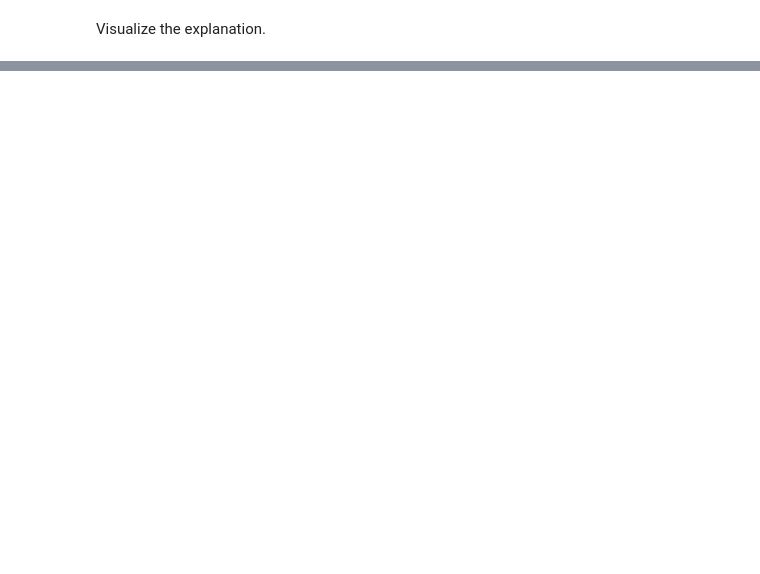
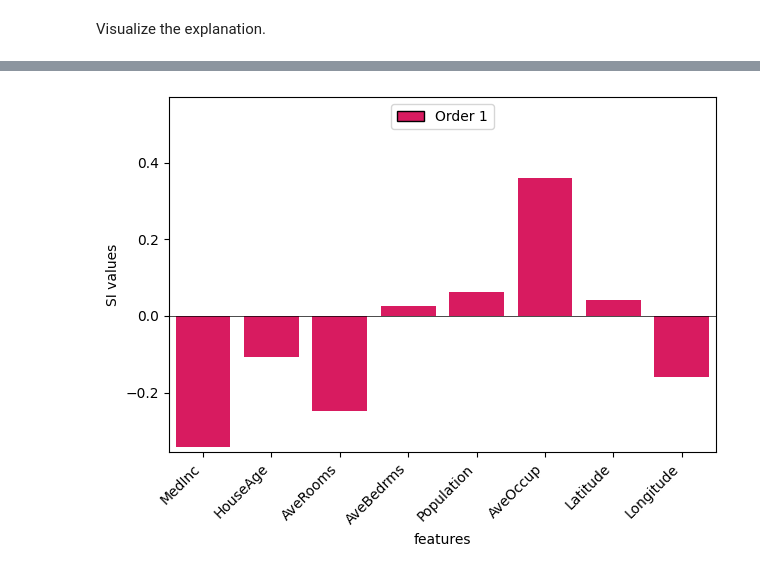
Before and after one commit to s-hutt/sep-aiml-25, a Jupyter notebook: docs/source/examples/conditional_data_imputers.ipynb, the cells around one changed output, grey strips where cells are left out. Drawn from its saved outputs; the diff is of its cells as text; code cells hidden in the pictures; blank space fills up the shorter version.

```diff
--- a/docs/source/examples/conditional_data_imputers.ipynb
+++ b/docs/source/examples/conditional_data_imputers.ipynb
@@ -178,0 +184,30 @@ interaction_values.plot_force(feature_names=X.columns)
+# %%
+class PredictWrapper:
+    def __init__(self, model):
+        self.model = model
+
+    def __call__(self, X):
+        return self.model.predict(X)
+
+
+wrapped_model = PredictWrapper(model)
+
+gaussian_copula_imputer = GaussianCopulaImputer(model=wrapped_model, data=X_test)
+
+explainer_copula = shapiq.TabularExplainer(
+    # attributes of the explainer
+    model=model,
+    data=X_train,
+    index="SII",
+    max_order=2,
+
+    # attributes of the imputer
+    imputer=gaussian_copula_imputer,
+    sample_size=100,
+    conditional_budget=32,
+    conditional_threshold=0.04,
+)
+# %%
+x_explain_copula = X_test[100]
+interaction_values_copula = explainer_copula.explain(x_explain_copula, budget=2**n_features, random_state=0)
+print(interaction_values_copula)
@@ -178,0 +238,8 @@ interaction_values.plot_force(feature_names=X.columns)
+# %%
+shapiq.stacked_bar_plot(
+    interaction_values_copula.get_n_order(1),
+    feature_names=X.columns,
+    show=True,
+)
+# %% [output]
+[figure, added]
```
Also changed, not shown: parts of 21 cells of this notebook.
